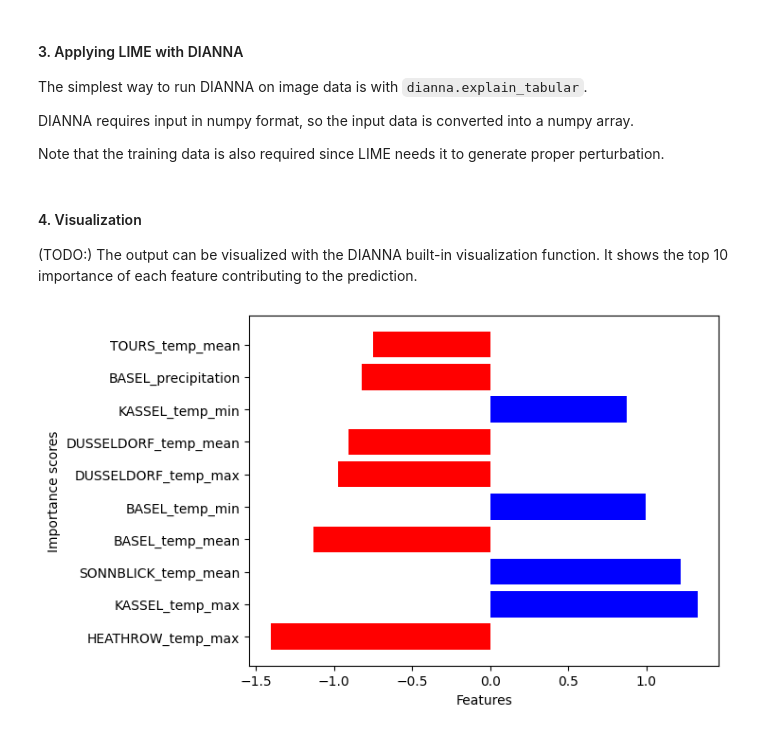
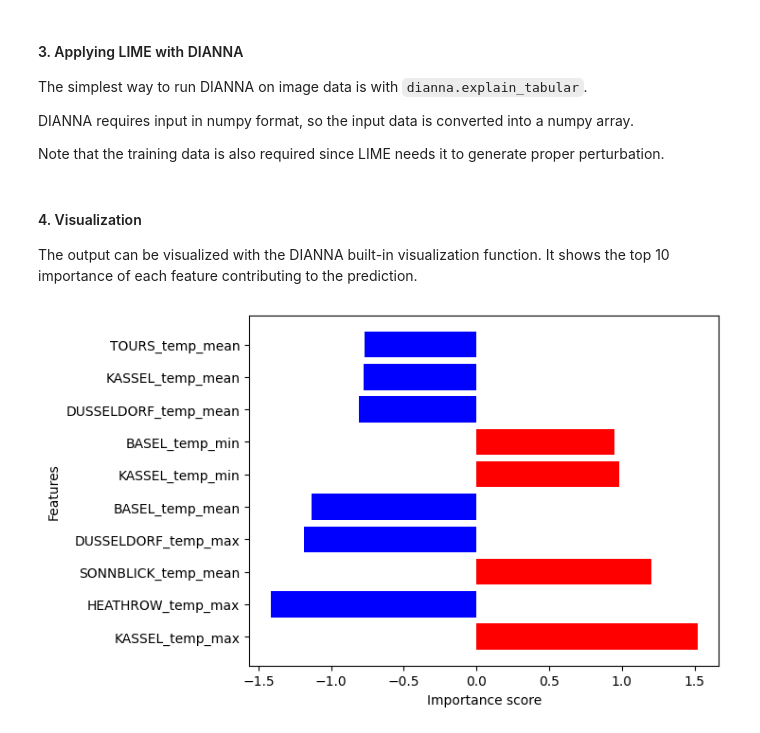
Before and after one commit to dianna-ai/dianna, a Jupyter notebook: tutorials/lime_tabular_weather.ipynb, the cells around one changed output. Drawn from its saved outputs; the diff is of its cells as text; code cells hidden in the pictures.

```diff
--- a/tutorials/lime_tabular_weather.ipynb
+++ b/tutorials/lime_tabular_weather.ipynb
@@ -91,4 +91,4 @@ explanation = dianna.explain_tabular(run_model, input_tabular=data_instance, met
                                      feature_names=X_test.columns, class_names=['sunshine_hours'])
 # %% [markdown]
 #### 4. Visualization
-(TODO:) The output can be visualized with the DIANNA built-in visualization function. It shows the top 10 importance of each feature contributing to the prediction.
+The output can be visualized with the DIANNA built-in visualization function. It shows the top 10 importance of each feature contributing to the prediction.
@@ -102,11 +95,6 @@ top_features = [x for _, x in sorted(zip(abs_values, X_test.columns), reverse=Tr
-# %%
-from matplotlib import pyplot as plt
-
-colors = ['b' if x >= 0 else 'r' for x in top_values]
-
-plt.barh(top_features, top_values, color=colors)
-plt.xlabel("Importance scores")
-plt.ylabel("Features")
-plt.show()
-# %% [output]
-[figure, removed]
+# %%
+from dianna.visualization import plot_tabular
+
+_ = plot_tabular(explanation, X_test.columns, num_features=10)
+# %% [output]
+[figure, added]
```
Also changed, not shown: parts of 1 cell of this notebook, 3 other files.
